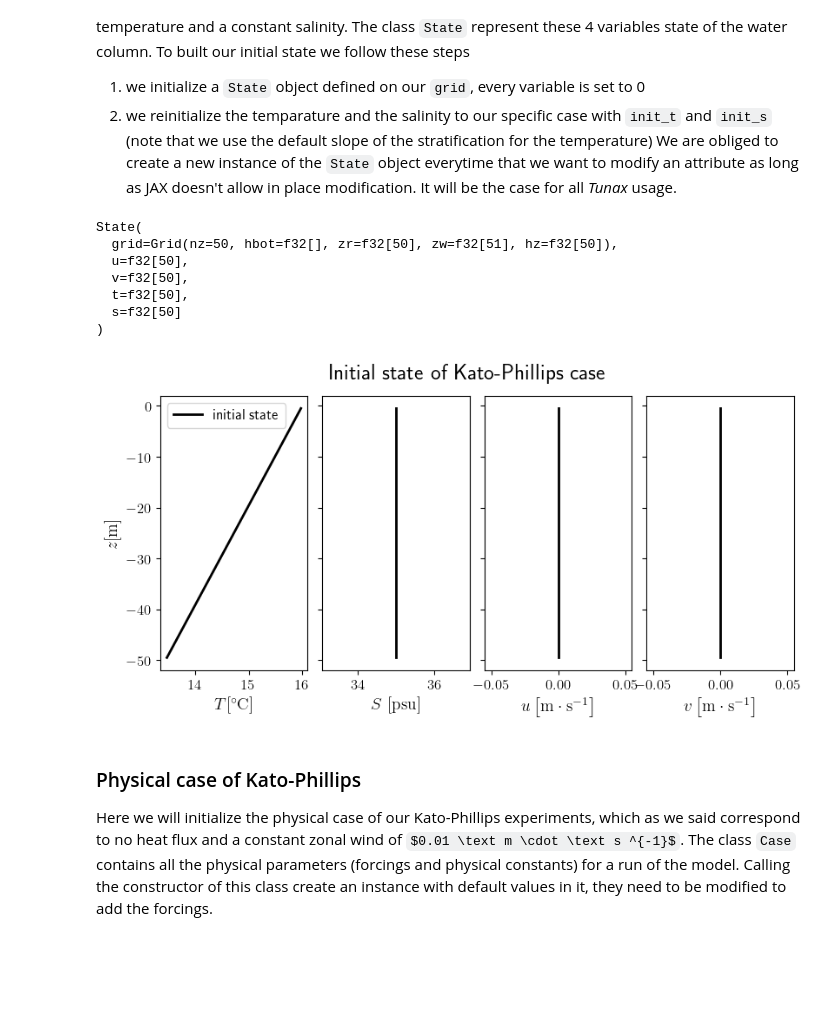
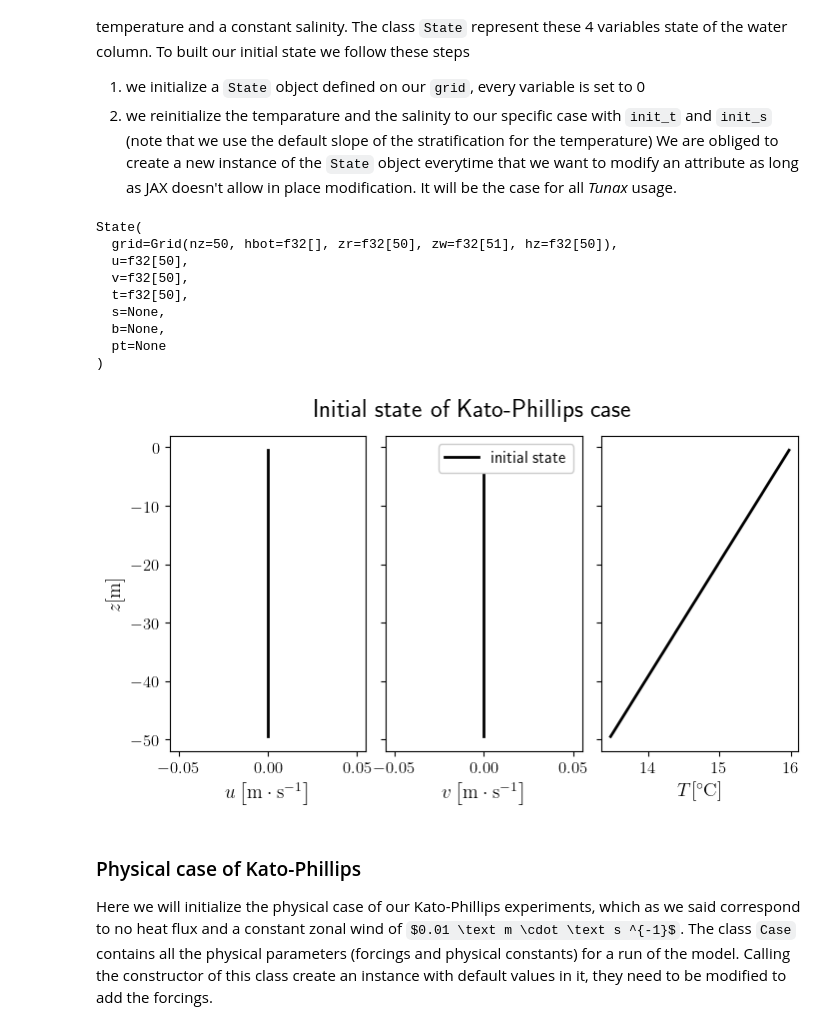
Before and after one commit to meom-group/tunax, a Jupyter notebook: notebooks/k-epsilon_Kato-Phillips.ipynb, the cells around one changed output. Cells and saved outputs as stored; diff of their text form; code cells hidden in the pictures; some formulas as TeX source; blank space fills up the shorter version.

```diff
--- a/notebooks/k-epsilon_Kato-Phillips.ipynb
+++ b/notebooks/k-epsilon_Kato-Phillips.ipynb
@@ -42,9 +42,8 @@ The initial state for the Kato-Phillips idealized case is defind by zero velocit
 We are obliged to create a new instance of the `State` object everytime that we want to modify an attribute as long as JAX doesn't allow in place modification. It will be the case for all _Tunax_ usage.
 # %%
 from tunax import State
-init_state = State.zeros(grid)
+init_state = State.zeros(grid, tracers=['t'])
 init_state = init_state.init_t(hmxl=0., t_sfc=16.)
-init_state = init_state.init_s(hmxl=100)
 init_state
 # %% [output]
 State(
@@ -52,32 +51,32 @@ State(
   u=f32[50],
   v=f32[50],
   t=f32[50],
-  s=f32[50]
+  s=None,
+  b=None,
+  pt=None
 )
 # %%
 zr = grid.zr
 
-sp: subplot_1D_type = plt.subplots(1, 4, sharey=True, figsize=(8, 4))
-fig, [ax_t, ax_s, ax_u, ax_v] = sp
+sp: subplot_1D_type = plt.subplots(1, 3, sharey=True, figsize=(7, 4))
+fig, [ax_u, ax_v, ax_t] = sp
 fig.tight_layout(rect=[0, 0.0, 1, 0.94])
 fig.subplots_adjust(wspace=0.1)
 
-ax_t.plot(init_state.t, zr, 'k', label='initial state')
-ax_s.plot(init_state.s, zr, 'k')
 ax_u.plot(init_state.u, zr, 'k')
-ax_v.plot(init_state.v, zr, 'k')
+ax_v.plot(init_state.v, zr, 'k', label='initial state')
+ax_t.plot(init_state.t, zr, 'k')
 
 ax_t.set_xlabel(r'$T [{}^\circ\mathrm C]$')
-ax_s.set_xlabel(r'$S \ [\mathrm{psu}]$')
 ax_u.set_xlabel(r'$u \left[\mathrm m \cdot \mathrm s^{-1}\right]$')
 ax_v.set_xlabel(r'$v \left[\mathrm m \cdot \mathrm s^{-1}\right]$')
-ax_t.set_ylabel(r'$z [\mathrm m]$')
-ax_t.legend()
+ax_u.set_ylabel(r'$z [\mathrm m]$')
+ax_v.legend(framealpha=1.)
 fig.suptitle('Initial state of Kato-Phillips case')
 
 plt.show()
 # %% [output]
-[figure, old version]
+[figure, new version]
 # %% [markdown]
 ### Physical case of Kato-Phillips
 Here we will initialize the physical case of our Kato-Phillips experiments, which as we said correspond to no heat flux and a constant zonal wind of $0.01 \text m \cdot \text s ^{-1}$. The class `Case` contains all the physical parameters (forcings and physical constants) for a run of the model. Calling the constructor of this class create an instance with default values in it, they need to be modified to add the forcings.
```
Also changed, not shown: parts of 6 cells of this notebook, 4 other files.
